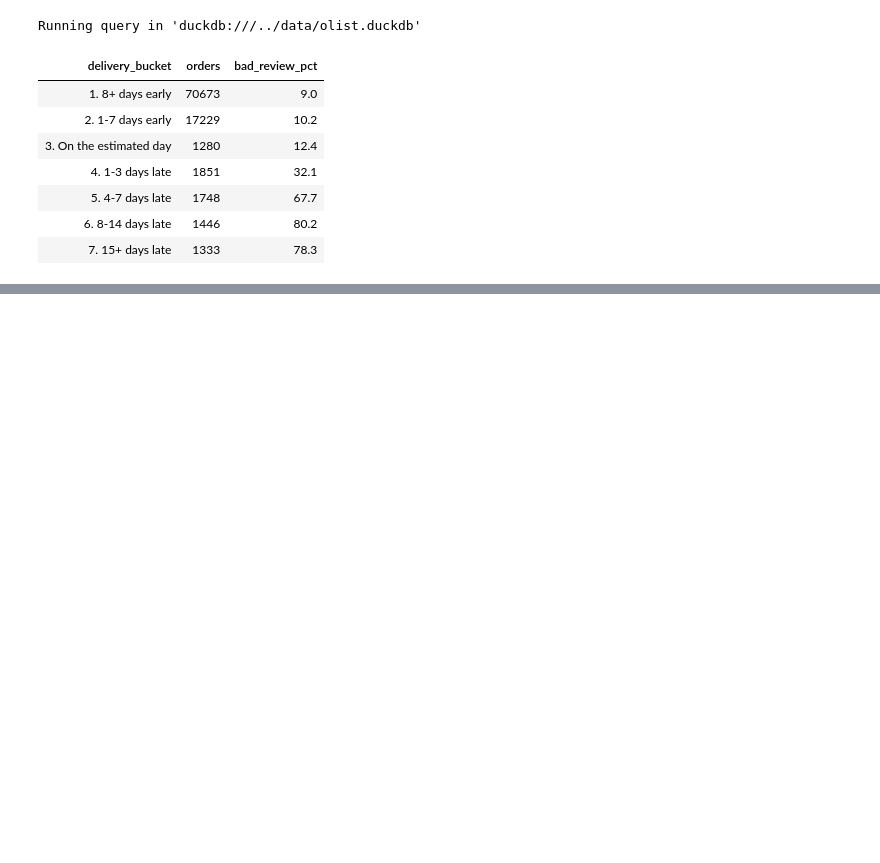
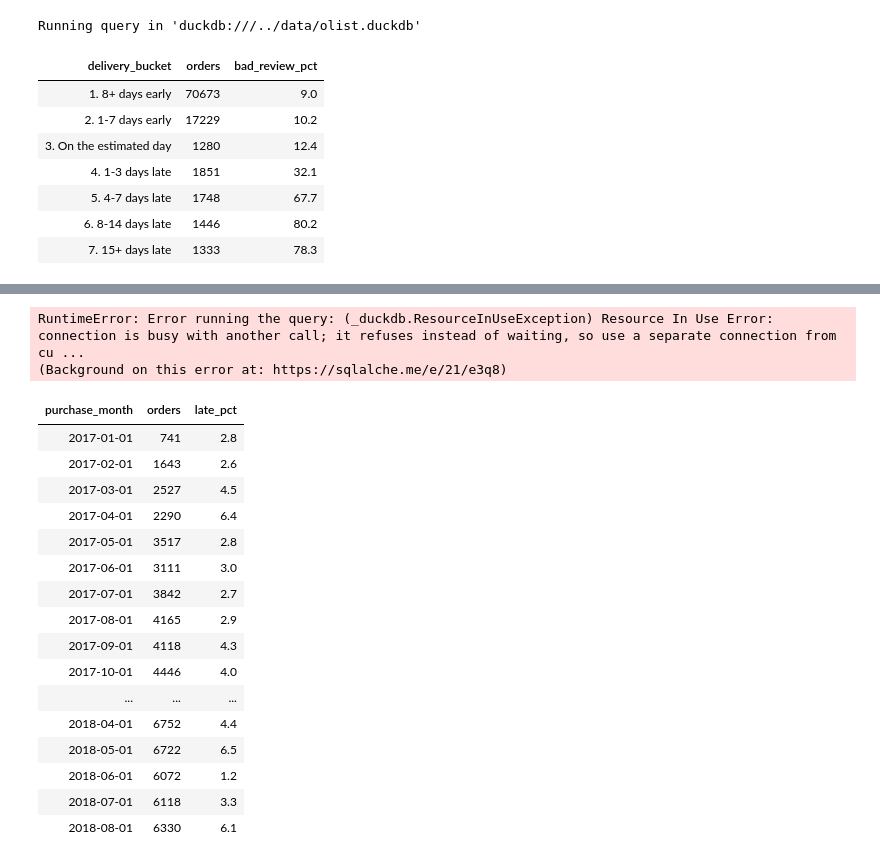
Before and after one commit to harry-chhorn/olist-customer-experience, a Jupyter notebook: notebooks/03_eda.ipynb, the cells around one changed output, grey strips where cells are left out. Drawn from its saved outputs; the diff is of its cells as text; code cells hidden in the pictures; blank space fills up the shorter version.

```diff
--- a/notebooks/03_eda.ipynb
+++ b/notebooks/03_eda.ipynb
@@ -93,0 +151,22 @@ Running query in 'duckdb:///../data/olist.duckdb'
+# %%
+monthly_2
+# %% [output]
+RuntimeError: Error running the query: (_duckdb.ResourceInUseException) Resource In Use Error: connection is busy with another call; it refuses instead of waiting, so use a separate connection from cu ...
+(Background on this error at: https://sqlalche.me/e/21/e3q8)
+| purchase_month | orders | late_pct |
+| 2017-01-01 | 741 | 2.8 |
+| 2017-02-01 | 1643 | 2.6 |
+| 2017-03-01 | 2527 | 4.5 |
+| 2017-04-01 | 2290 | 6.4 |
+| 2017-05-01 | 3517 | 2.8 |
+| 2017-06-01 | 3111 | 3.0 |
+| 2017-07-01 | 3842 | 2.7 |
+| 2017-08-01 | 4165 | 2.9 |
+| 2017-09-01 | 4118 | 4.3 |
+| 2017-10-01 | 4446 | 4.0 |
+| ... | ... | ... |
+| 2018-04-01 | 6752 | 4.4 |
+| 2018-05-01 | 6722 | 6.5 |
+| 2018-06-01 | 6072 | 1.2 |
+| 2018-07-01 | 6118 | 3.3 |
+| 2018-08-01 | 6330 | 6.1 |
```
Also changed, not shown: parts of 13 cells of this notebook, 4 other files.
